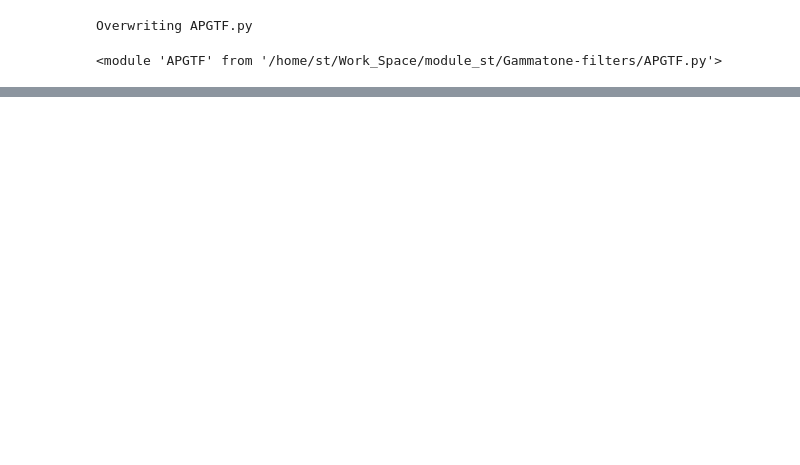
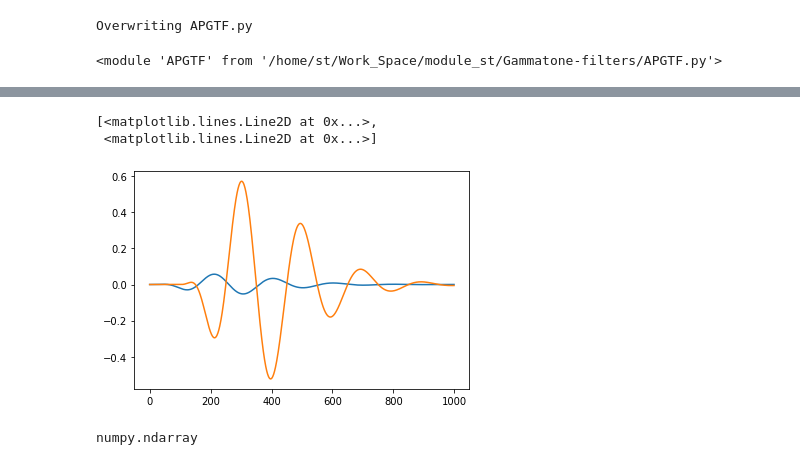
Before and after one commit to gabbalis/Gammatone-filters, a Jupyter notebook: APGTF_test.ipynb, the cells around one changed output, grey strips where cells are left out. Cells and saved outputs as stored; diff of their text form; code cells hidden in the pictures; blank space fills up the shorter version.

```diff
--- a/APGTF_test.ipynb
+++ b/APGTF_test.ipynb
@@ -285,0 +271,4 @@ ir = gtf.plot_gtf()
+# %%
+x = np.zeros((1000,2))
+x[10,0] = 10
+x[100,1] = 100
@@ -285,0 +279,2 @@ ir = gtf.plot_gtf()
+# %%
+x_filtered = gtf.filter_x(x,is_aligned=0)
@@ -285,0 +285,10 @@ ir = gtf.plot_gtf()
+# %%
+plt.plot(x_filtered[0])
+# %% [output]
+[<matplotlib.lines.Line2D at 0x...>,
+ <matplotlib.lines.Line2D at 0x...>]
+[figure, added]
+# %%
+type(x_filtered)
+# %% [output]
+numpy.ndarray
```
Also changed, not shown: parts of 8 cells of this notebook, 14 other files.
